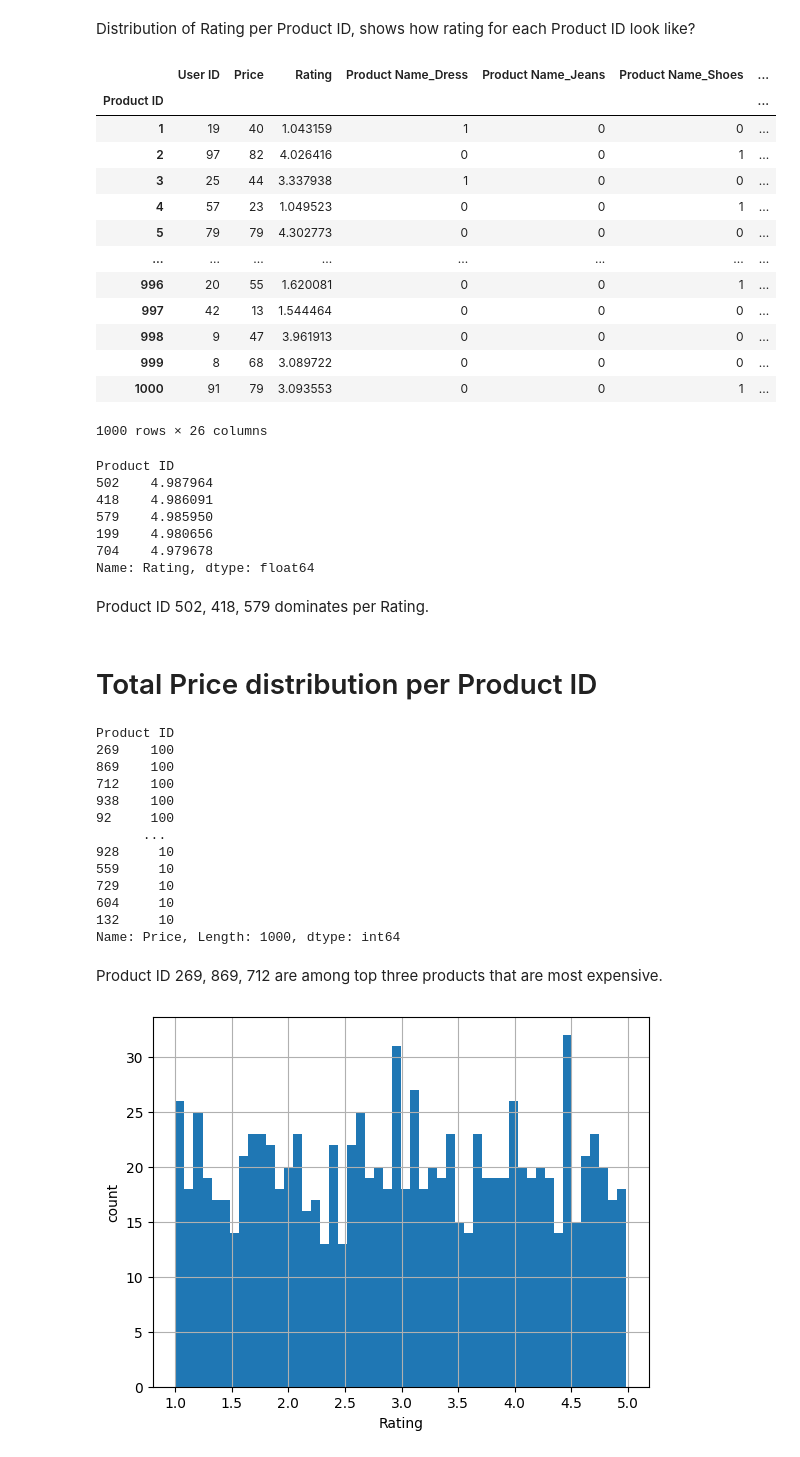
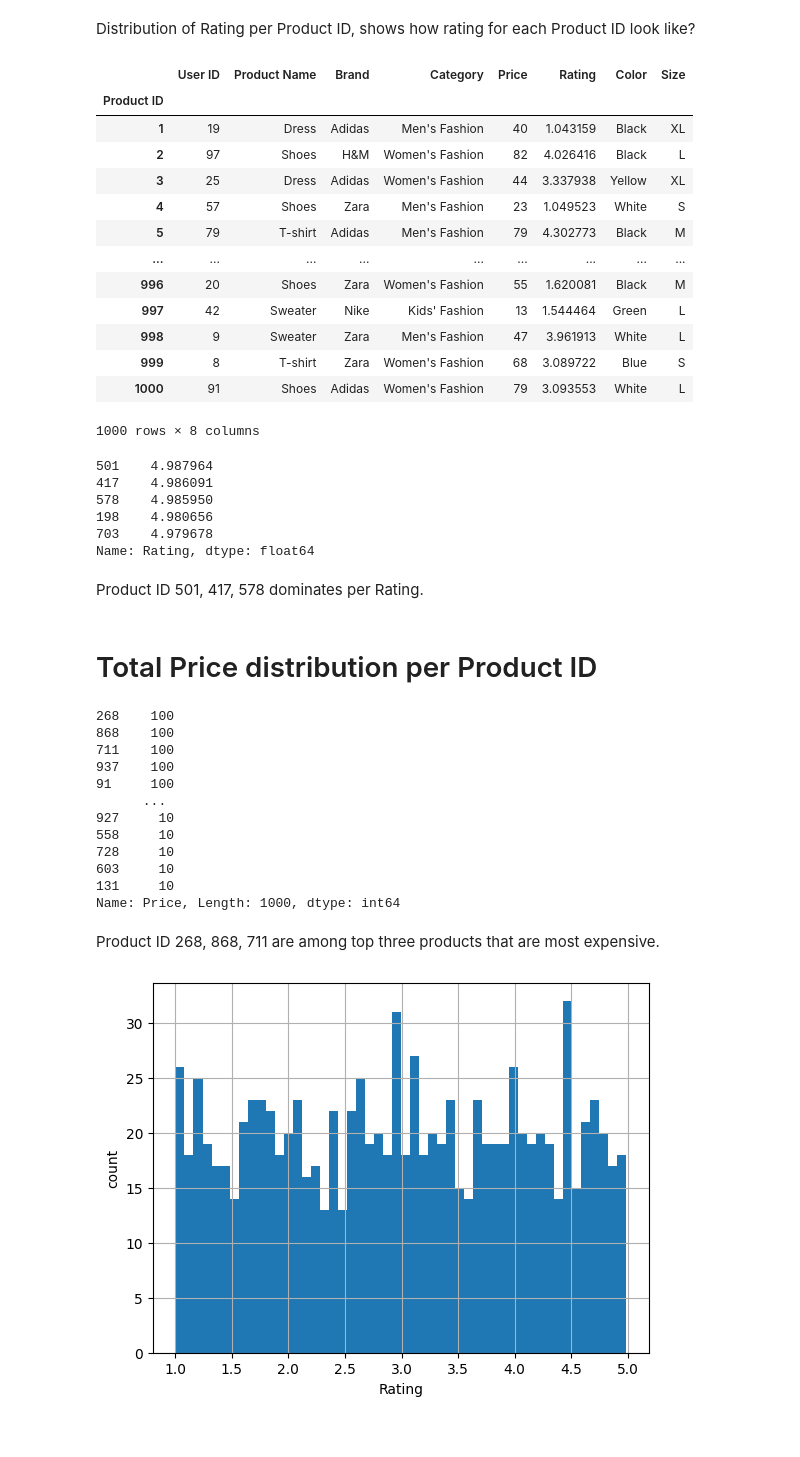
Before and after one commit to swatinw/DataScienceCapstoneProject3, a Jupyter notebook: datawrangling_EDA_datasciencecapstone3-Copy1.ipynb, the cells around one changed output. Drawn from its saved outputs; the diff is of its cells as text; code cells hidden in the pictures.

```diff
--- a/datawrangling_EDA_datasciencecapstone3-Copy1.ipynb
+++ b/datawrangling_EDA_datasciencecapstone3-Copy1.ipynb
@@ -359,59 +281,57 @@ Distribution of Rating per Product ID, shows how rating for each Product ID look
 # %%
 # Code task 21
 
-df_train = df_new.set_index('Product ID')
+df_train = df.set_index('Product ID')
 df_train
 # %% [output]
-|  | User ID | Price | Rating | Product Name_Dress | Product Name_Jeans | Product Name_Shoes | ... |
-| Product ID |  |  |  |  |  |  | ... |
-| 1 | 19 | 40 | 1.043159 | 1 | 0 | 0 | ... |
-| 2 | 97 | 82 | 4.026416 | 0 | 0 | 1 | ... |
-| 3 | 25 | 44 | 3.337938 | 1 | 0 | 0 | ... |
-| 4 | 57 | 23 | 1.049523 | 0 | 0 | 1 | ... |
-| 5 | 79 | 79 | 4.302773 | 0 | 0 | 0 | ... |
-| ... | ... | ... | ... | ... | ... | ... | ... |
-| 996 | 20 | 55 | 1.620081 | 0 | 0 | 1 | ... |
-| 997 | 42 | 13 | 1.544464 | 0 | 0 | 0 | ... |
-| 998 | 9 | 47 | 3.961913 | 0 | 0 | 0 | ... |
-| 999 | 8 | 68 | 3.089722 | 0 | 0 | 0 | ... |
-| 1000 | 91 | 79 | 3.093553 | 0 | 0 | 1 | ... |
+|  | User ID | Product Name | Brand | Category | Price | Rating | Color | Size |
+| Product ID |  |  |  |  |  |  |  |  |
+| 1 | 19 | Dress | Adidas | Men's Fashion | 40 | 1.043159 | Black | XL |
+| 2 | 97 | Shoes | H&M | Women's Fashion | 82 | 4.026416 | Black | L |
+| 3 | 25 | Dress | Adidas | Women's Fashion | 44 | 3.337938 | Yellow | XL |
+| 4 | 57 | Shoes | Zara | Men's Fashion | 23 | 1.049523 | White | S |
+| 5 | 79 | T-shirt | Adidas | Men's Fashion | 79 | 4.302773 | Black | M |
+| ... | ... | ... | ... | ... | ... | ... | ... | ... |
+| 996 | 20 | Shoes | Zara | Women's Fashion | 55 | 1.620081 | Black | M |
+| 997 | 42 | Sweater | Nike | Kids' Fashion | 13 | 1.544464 | Green | L |
+| 998 | 9 | Sweater | Zara | Men's Fashion | 47 | 3.961913 | White | L |
+| 999 | 8 | T-shirt | Zara | Women's Fashion | 68 | 3.089722 | Blue | S |
+| 1000 | 91 | Shoes | Adidas | Women's Fashion | 79 | 3.093553 | White | L |
-1000 rows × 26 columns
+1000 rows × 8 columns
 # %%
 # Code task 22
 
-df_train.Rating.sort_values(ascending=False).head()
+df.Rating.sort_values(ascending=False).head()
 # %% [output]
-Product ID
-502    4.987964
-418    4.986091
-579    4.985950
-199    4.980656
-704    4.979678
+501    4.987964
+417    4.986091
+578    4.985950
+198    4.980656
+703    4.979678
 Name: Rating, dtype: float64
 # %% [markdown]
-Product ID 502, 418, 579 dominates per Rating.
+Product ID 501, 417, 578 dominates per Rating.
 # %% [markdown]
 # Total Price distribution per Product ID
 # %%
 # Code task 23
 
-df_train.Price.sort_values(ascending=False)
+df.Price.sort_values(ascending=False)
 # %% [output]
-Product ID
-269    100
-869    100
-712    100
-938    100
-92     100
+268    100
+868    100
+711    100
+937    100
+91     100
       ...
-928     10
-559     10
-729     10
-604     10
-132     10
+927     10
+558     10
+728     10
+603     10
+131     10
 Name: Price, Length: 1000, dtype: int64
 # %% [markdown]
-Product ID 269, 869, 712 are among top three products that are most expensive.
+Product ID 268, 868, 711 are among top three products that are most expensive.
 # %%
 # Code task 24
 # Call df_train's `hist` method to plot histograms to view the distribution of Rating per product ID
```
Also changed, not shown: parts of 27 cells of this notebook.
